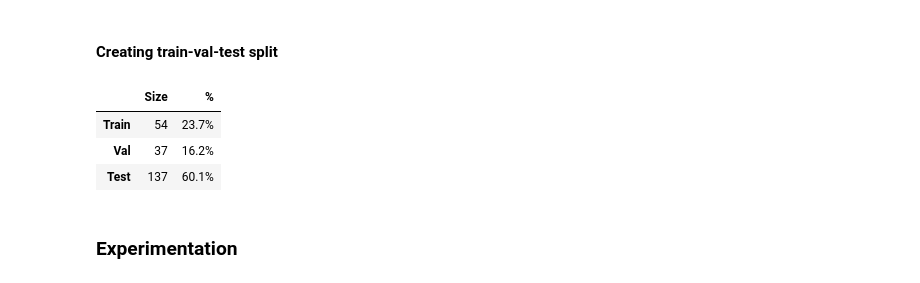
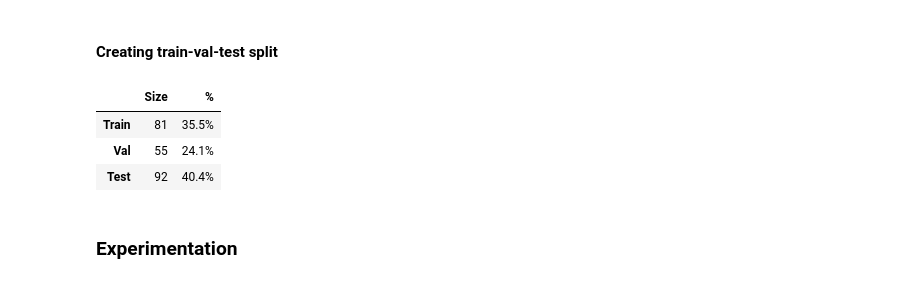
Before and after one commit to nmvdlei/PPMI_MAGNN, a Jupyter notebook: preprocess_PPMI.ipynb, the cells around one changed output. Cells and saved outputs as stored; diff of their text form; code cells hidden in the pictures.

```diff
--- a/preprocess_PPMI.ipynb
+++ b/preprocess_PPMI.ipynb
@@ -349,32 +349,32 @@ for metapath in PPMI_expected_metapaths[types[type_i]]:
 # %%
 def train_val_test_stats(PPMI_labels, train_idx, val_idx, test_idx):
     n_samples = len(PPMI_labels)
     df = pd.DataFrame([['Train', len(train_idx), len(train_idx)/n_samples*100],
     ['Val', len(val_idx), len(val_idx)/n_samples*100],
     ['Test', len(test_idx), len(test_idx)/n_samples*100]], columns = ['Group', 'Size', '%']).set_index('Group').style.format({'Size': "{:.0f}", "%": "{:.1f}%"})
     df.index.name = None
     return df
 
 val_train_test_idx_file = du.get_file_path(data_dir, 'MAGNN', 'preprocessed', 'val_train_test_idx.npz')
 
-rand_seed = 1566911444
-train_idx, test_idx = train_test_split(np.arange(len(PPMI_labels)), test_size=.6, random_state=rand_seed)
+rand_seed = 15669114
+train_idx, test_idx = train_test_split(np.arange(len(PPMI_labels)), test_size=.4, random_state=rand_seed)
 train_idx, val_idx = train_test_split(train_idx, test_size=.4, random_state=rand_seed)
 train_idx.sort()
 val_idx.sort()
 test_idx.sort()
 
 np.savez(val_train_test_idx_file,
          val_idx=val_idx,
          train_idx=train_idx,
          test_idx=test_idx)
 
 train_val_test_stats(PPMI_labels, train_idx, val_idx, test_idx)
 # %% [output]
 |  | Size | % |
-| Train | 54 | 23.7% |
-| Val | 37 | 16.2% |
-| Test | 137 | 60.1% |
+| Train | 81 | 35.5% |
+| Val | 55 | 24.1% |
+| Test | 92 | 40.4% |
 # %% [markdown]
 ### Experimentation
 # %%
```
Also changed, not shown: parts of 1 cell of this notebook, 5 other files.
